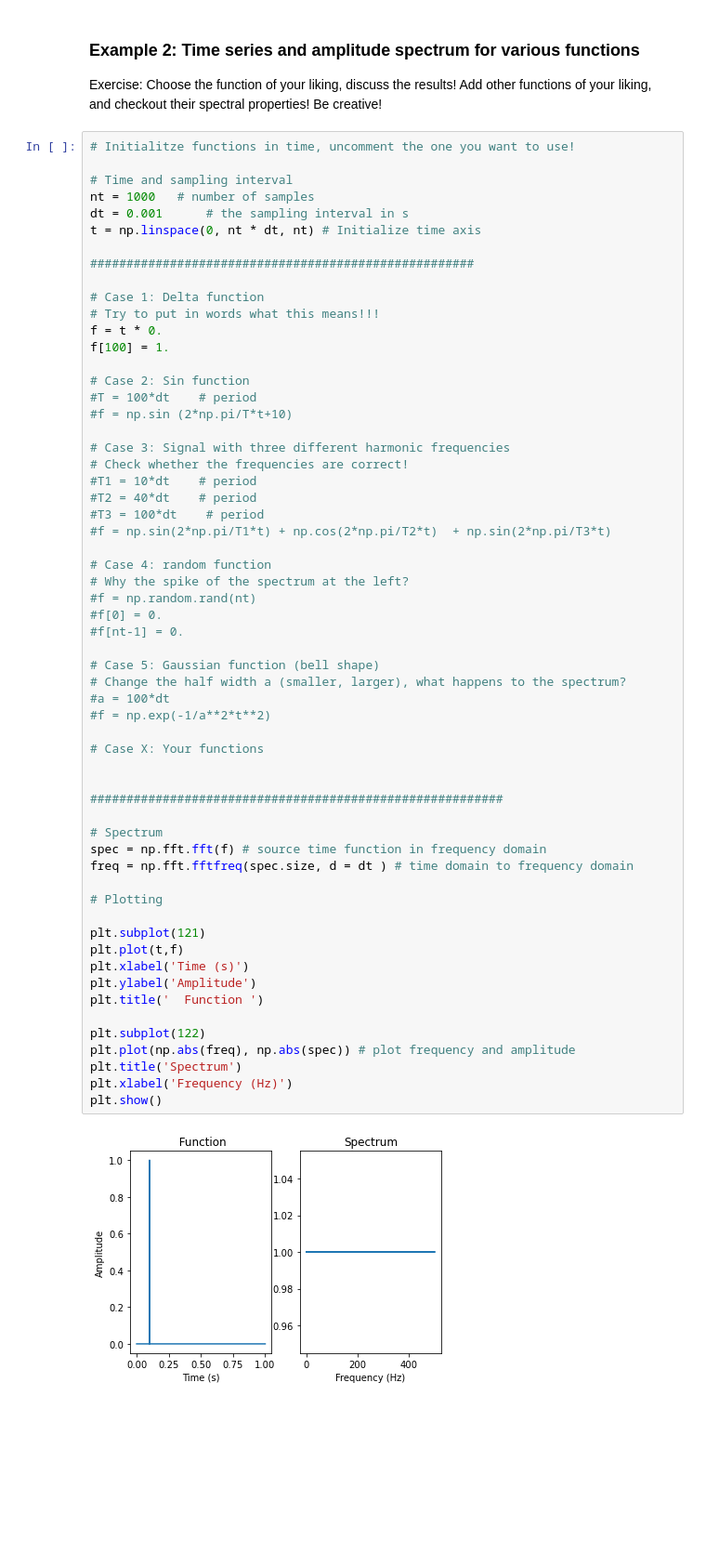
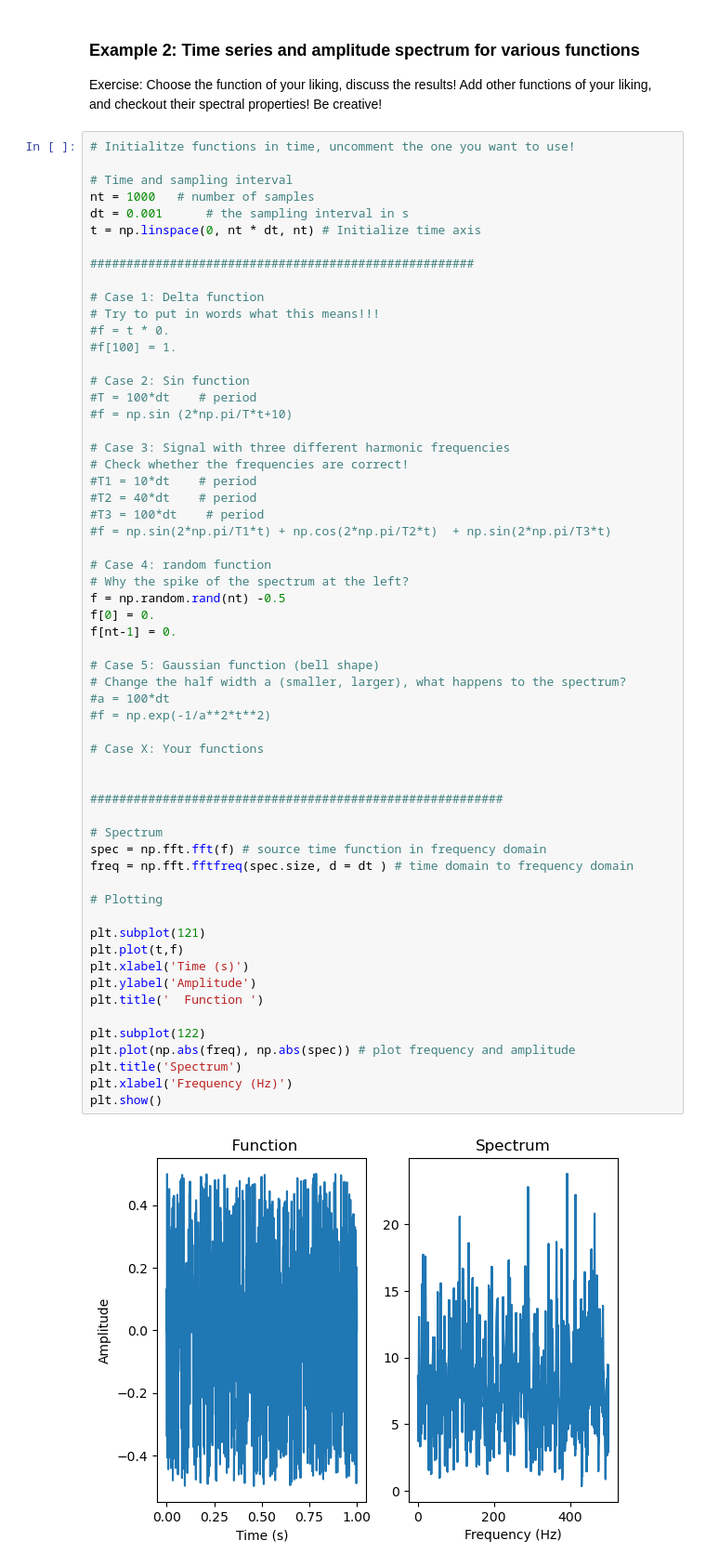
Before and after one commit to heinerigel/GeophysicalDataAnalysis, a Jupyter notebook: Part-1/Notebooks/03_FastFourierTransform.ipynb, the cells around one changed output. Shown at 93% size. Saved outputs shown, nothing was run; the diff lists cells and outputs as text; blank space fills up the shorter version.

```diff
--- a/Part-1/Notebooks/03_FastFourierTransform.ipynb
+++ b/Part-1/Notebooks/03_FastFourierTransform.ipynb
@@ -64,8 +64,8 @@ t = np.linspace(0, nt * dt, nt) # Initialize time axis
 
 # Case 1: Delta function
 # Try to put in words what this means!!!
-f = t * 0.
-f[100] = 1.
+#f = t * 0.
+#f[100] = 1.
 
 # Case 2: Sin function
 #T = 100*dt    # period
@@ -80,36 +80,36 @@ f[100] = 1.
 
 # Case 4: random function
 # Why the spike of the spectrum at the left?
-#f = np.random.rand(nt)
-#f[0] = 0.
-#f[nt-1] = 0.
+f = np.random.rand(nt) -0.5
+f[0] = 0.
+f[nt-1] = 0.
 
 # Case 5: Gaussian function (bell shape)
 # Change the half width a (smaller, larger), what happens to the spectrum?
 #a = 100*dt
 #f = np.exp(-1/a**2*t**2)
 
 # Case X: Your functions
 
 
 #########################################################
 
 # Spectrum
 spec = np.fft.fft(f) # source time function in frequency domain
 freq = np.fft.fftfreq(spec.size, d = dt ) # time domain to frequency domain
 
 # Plotting
 
 plt.subplot(121)
 plt.plot(t,f)
 plt.xlabel('Time (s)')
 plt.ylabel('Amplitude')
 plt.title('  Function ')
 
 plt.subplot(122)
 plt.plot(np.abs(freq), np.abs(spec)) # plot frequency and amplitude
 plt.title('Spectrum')
 plt.xlabel('Frequency (Hz)')
 plt.show()
 # %% [output]
-[figure, old version]
+[figure, new version]
```
Also changed, not shown: parts of 2 cells of this notebook, 3 other files.
